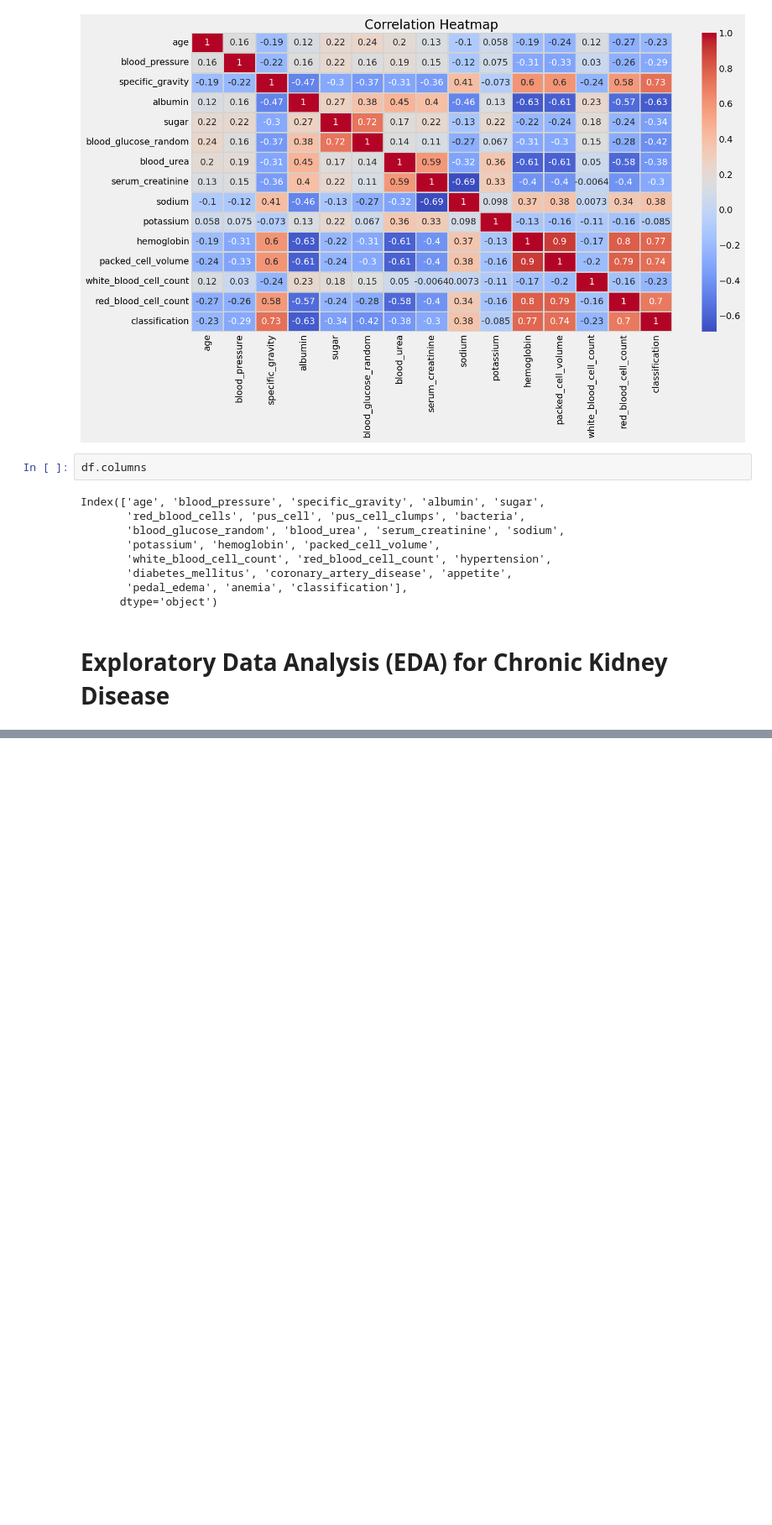
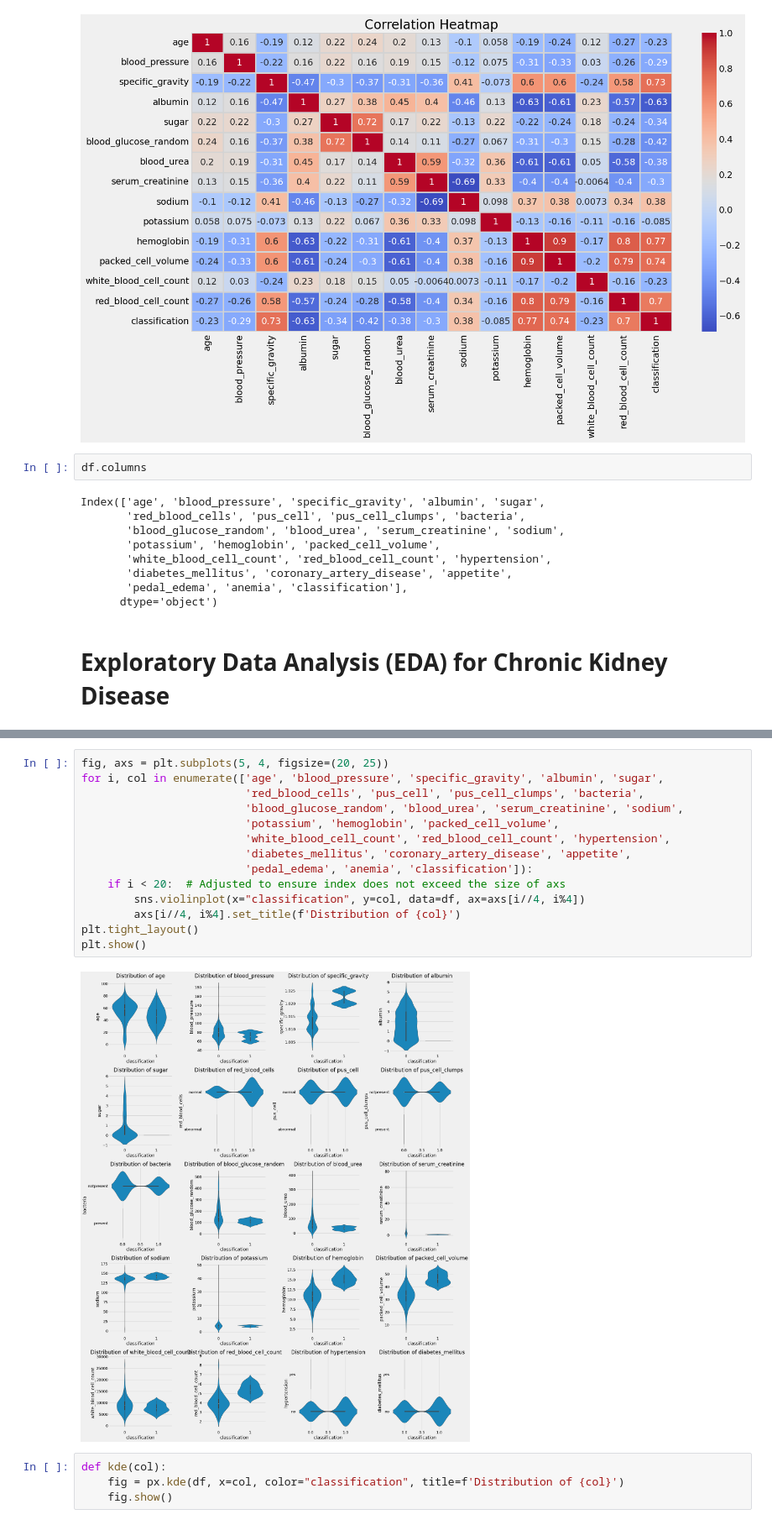
Before and after one commit to Bishwaprotapi/Chronic-kidney-disease-using-ML, a Jupyter notebook: Chronic kidney disease.ipynb, the cells around one changed output, grey strips where cells are left out. Shown at 84% size. Saved outputs shown, nothing was run; the diff lists cells and outputs as text; blank space fills up the shorter version.

```diff
--- a/Chronic kidney disease.ipynb
+++ b/Chronic kidney disease.ipynb
@@ -330,0 +334,20 @@ KeyError: 'class'
+# %%
+fig, axs = plt.subplots(5, 4, figsize=(20, 25))
+for i, col in enumerate(['age', 'blood_pressure', 'specific_gravity', 'albumin', 'sugar',
+                         'red_blood_cells', 'pus_cell', 'pus_cell_clumps', 'bacteria',
+                         'blood_glucose_random', 'blood_urea', 'serum_creatinine', 'sodium',
+                         'potassium', 'hemoglobin', 'packed_cell_volume',
+                         'white_blood_cell_count', 'red_blood_cell_count', 'hypertension',
+                         'diabetes_mellitus', 'coronary_artery_disease', 'appetite',
+                         'pedal_edema', 'anemia', 'classification']):
+    if i < 20:  # Adjusted to ensure index does not exceed the size of axs
+        sns.violinplot(x="classification", y=col, data=df, ax=axs[i//4, i%4])
+        axs[i//4, i%4].set_title(f'Distribution of {col}')
+plt.tight_layout()
+plt.show()
+# %% [output]
+[figure, added]
+# %%
+def kde(col):
+    fig = px.kde(df, x=col, color="classification", title=f'Distribution of {col}')
+    fig.show()
```
Also changed, not shown: parts of 30 cells of this notebook, 18 other files.
